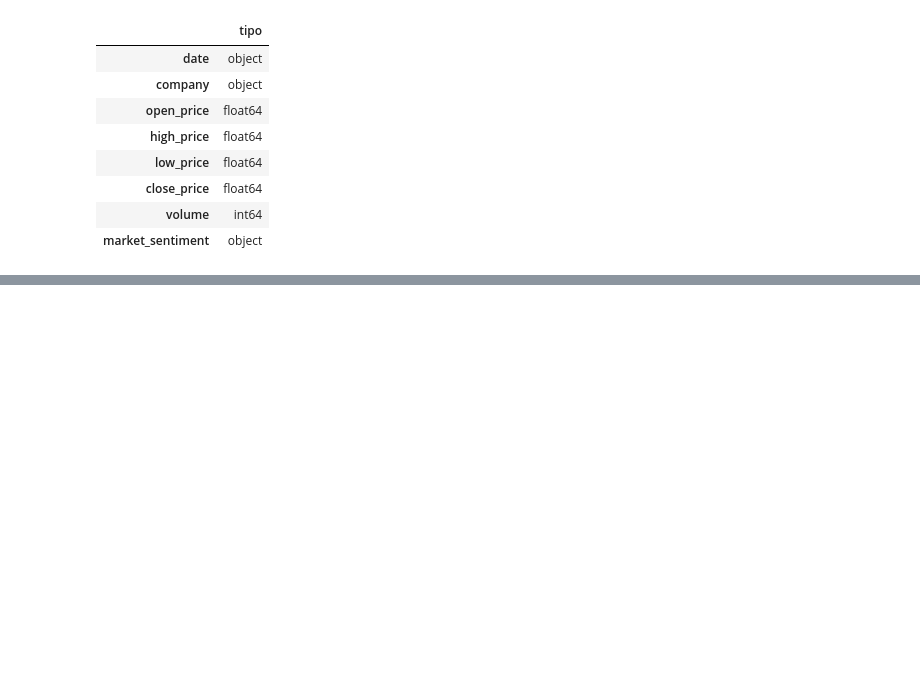
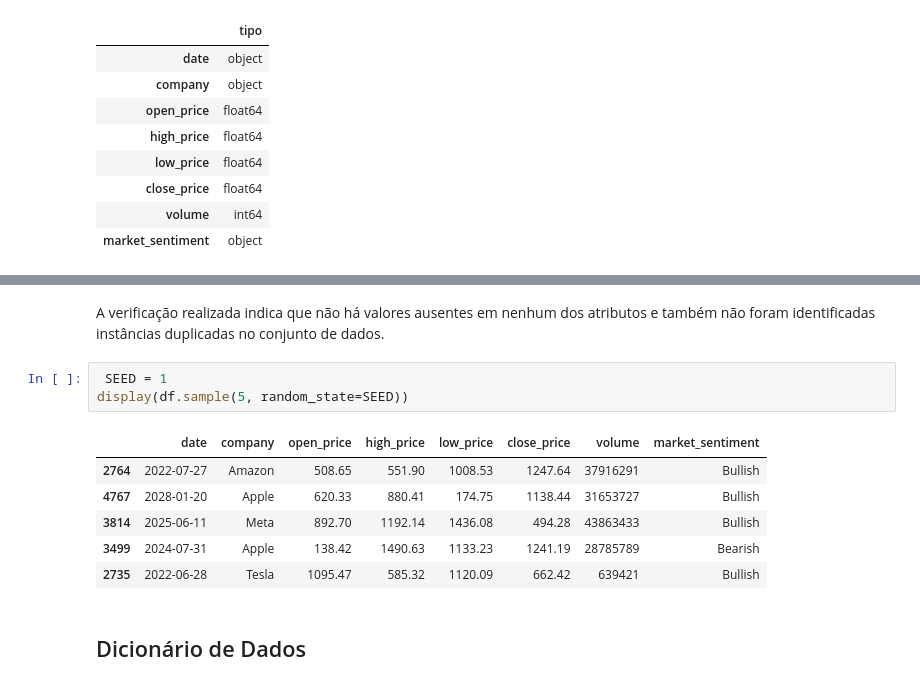
Before and after one commit to Vieiraligia/Data-Science-and-Analytics, a Jupyter notebook: MVP Machine Learning e Analytics/MVP_MachineLearningAnalytics.ipynb, the cells around one changed output, grey strips where cells are left out. Drawn from its saved outputs; the diff is of its cells as text; blank space fills up the shorter version.

```diff
--- a/MVP Machine Learning e Analytics/MVP_MachineLearningAnalytics.ipynb
+++ b/MVP Machine Learning e Analytics/MVP_MachineLearningAnalytics.ipynb
@@ -221,0 +251,14 @@ Tipos de dados:
+# %% [markdown]
+A verificação realizada indica que não há valores ausentes em nenhum dos atributos e também não foram identificadas instâncias duplicadas no conjunto de dados.
+# %%
+ SEED = 1
+display(df.sample(5, random_state=SEED))
+# %% [output]
+|  | date | company | open_price | high_price | low_price | close_price | volume | market_sentiment |
+| 2764 | 2022-07-27 | Amazon | 508.65 | 551.90 | 1008.53 | 1247.64 | 37916291 | Bullish |
+| 4767 | 2028-01-20 | Apple | 620.33 | 880.41 | 174.75 | 1138.44 | 31653727 | Bullish |
+| 3814 | 2025-06-11 | Meta | 892.70 | 1192.14 | 1436.08 | 494.28 | 43863433 | Bullish |
+| 3499 | 2024-07-31 | Apple | 138.42 | 1490.63 | 1133.23 | 1241.19 | 28785789 | Bearish |
+| 2735 | 2022-06-28 | Tesla | 1095.47 | 585.32 | 1120.09 | 662.42 | 639421 | Bullish |
+# %% [markdown]
+## Dicionário de Dados
```
Also changed, not shown: parts of 5 cells of this notebook.
